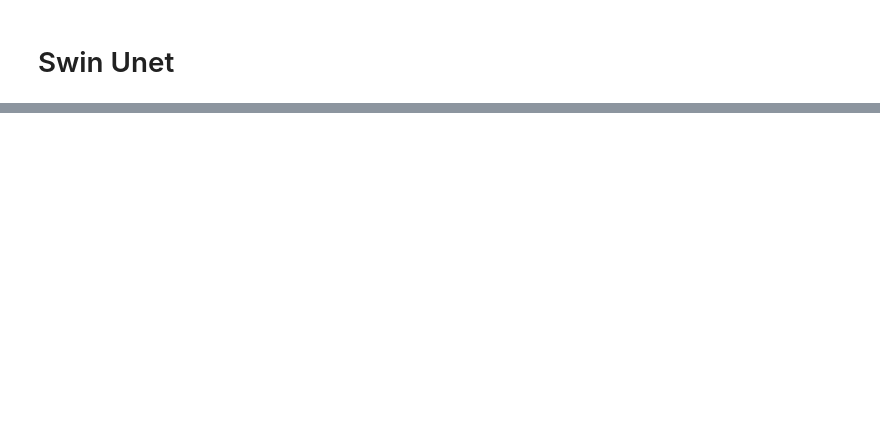
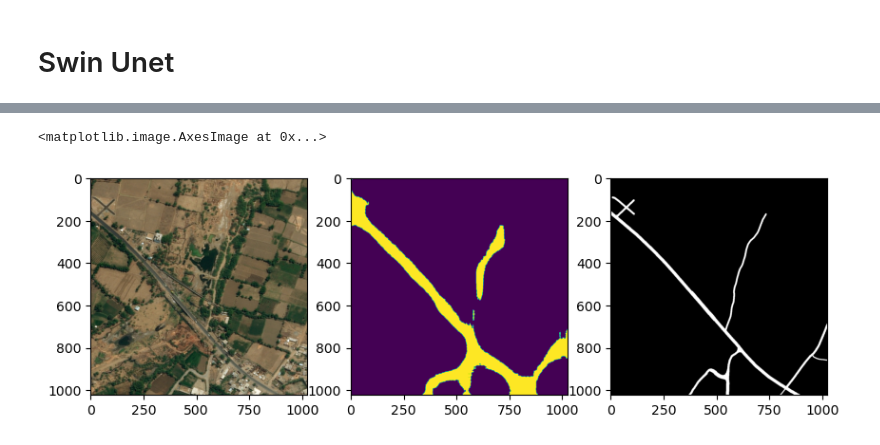
Before and after one commit to obennet/road-extraction-swin-unet, a Jupyter notebook: RoadExtraction.ipynb, the cells around one changed output, grey strips where cells are left out. Saved outputs shown, nothing was run; the diff lists cells and outputs as text; code cells hidden in the pictures; blank space fills up the shorter version.

```diff
--- a/RoadExtraction.ipynb
+++ b/RoadExtraction.ipynb
@@ -764,3 +744,7 @@ class PatchEmbed(nn.Module):
+# %%
+def swin_to_conv(x, H, W):
+    #Convert size from Swin to match convolutional
+    return x.reshape(x.size(0), x.size(2), H, W)
 # %%
 class SwinUNet(nn.Module):
     def __init__(self, pretrain_img_size = 256, patch_size=4, embed_dim=96):
@@ -918,9 +887,12 @@ saved_swin_model.load_state_dict(checkpoint['model_state_dict'])
 # %%
 swin_val_img = Image.open("./RoadExtractionDataset/train_small/951_sat.jpg")
-swin_pred = predict_img(saved_swin_model, swin_val_img, 'cpu', out_threshold=0.5)
+swin_pred = predict_img(saved_swin_model, swin_val_img, 'cpu', out_threshold=0.1)
 swin_val_mask = Image.open("./RoadExtractionDataset/train_small/951_mask.png")
 figure,axis = plt.subplots(1,3,figsize=(10,10))
 axis[0].imshow(swin_val_img)
 axis[1].imshow(swin_pred)
 axis[2].imshow(swin_val_mask)
+# %% [output]
+<matplotlib.image.AxesImage at 0x...>
+[figure, added]
 # %%
```
Also changed, not shown: parts of 18 cells of this notebook.
